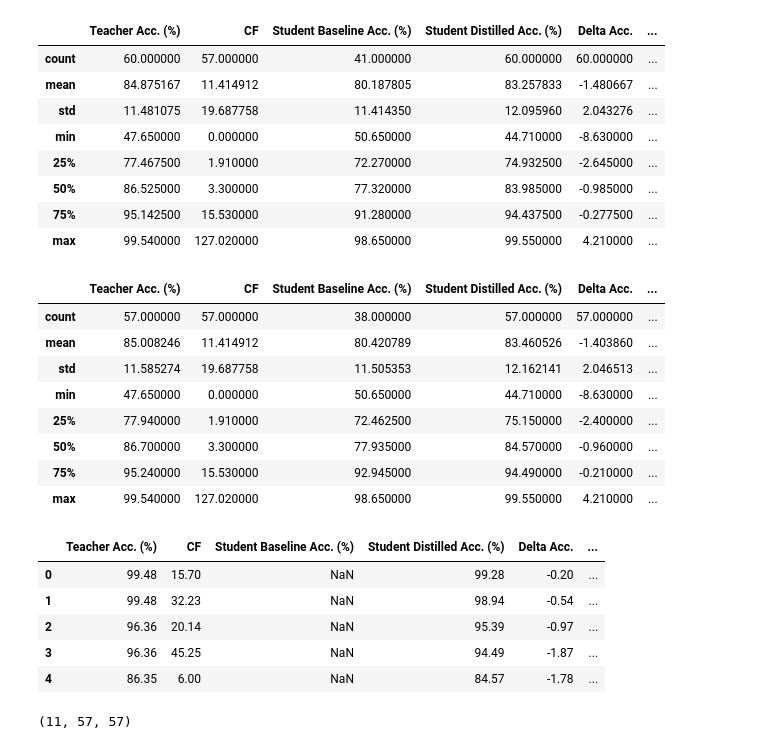
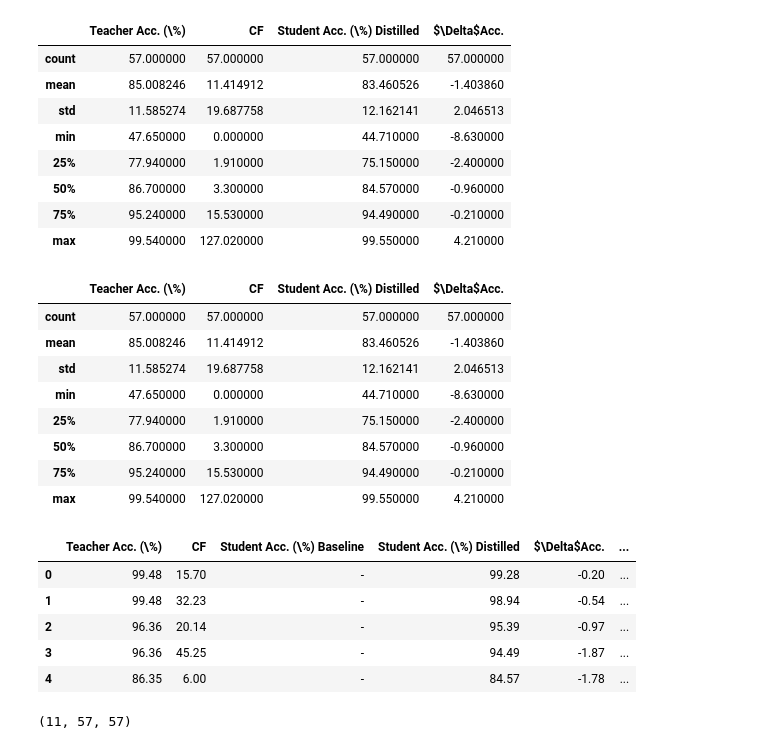
Before and after one commit to nordlinglab/ModelCompression-IntegratedGradients, a Jupyter notebook: Jupyter_notebooks/lit_review_plot.ipynb, the cells around one changed output. Saved outputs shown, nothing was run; the diff lists cells and outputs as text; code cells hidden in the pictures.

```diff
--- a/Jupyter_notebooks/lit_review_plot.ipynb
+++ b/Jupyter_notebooks/lit_review_plot.ipynb
@@ -6,39 +6,39 @@ import seaborn as sns
 from adjustText import adjust_text
 import matplotlib.patches as mpatches
 # %%
-data = pd.read_csv("/Users/davidhernandez/Documents/Arc/Model_Accuracies_Part1.csv")
+data = pd.read_csv("/Users/davidhernandez/Documents/paper_figs/lit_review.csv")
 data.describe()
 # %% [output]
-|  | Teacher Acc. (%) | CF | Student Baseline Acc. (%) | Student Distilled Acc. (%) | Delta Acc. | ... |
-| count | 60.000000 | 57.000000 | 41.000000 | 60.000000 | 60.000000 | ... |
-| mean | 84.875167 | 11.414912 | 80.187805 | 83.257833 | -1.480667 | ... |
-| std | 11.481075 | 19.687758 | 11.414350 | 12.095960 | 2.043276 | ... |
-| min | 47.650000 | 0.000000 | 50.650000 | 44.710000 | -8.630000 | ... |
-| 25% | 77.467500 | 1.910000 | 72.270000 | 74.932500 | -2.645000 | ... |
-| 50% | 86.525000 | 3.300000 | 77.320000 | 83.985000 | -0.985000 | ... |
-| 75% | 95.142500 | 15.530000 | 91.280000 | 94.437500 | -0.277500 | ... |
-| max | 99.540000 | 127.020000 | 98.650000 | 99.550000 | 4.210000 | ... |
+|  | Teacher Acc. (\%) | CF | Student Acc. (\%) Distilled | $\Delta$Acc. |
+| count | 57.000000 | 57.000000 | 57.000000 | 57.000000 |
+| mean | 85.008246 | 11.414912 | 83.460526 | -1.403860 |
+| std | 11.585274 | 19.687758 | 12.162141 | 2.046513 |
+| min | 47.650000 | 0.000000 | 44.710000 | -8.630000 |
+| 25% | 77.940000 | 1.910000 | 75.150000 | -2.400000 |
+| 50% | 86.700000 | 3.300000 | 84.570000 | -0.960000 |
+| 75% | 95.240000 | 15.530000 | 94.490000 | -0.210000 |
+| max | 99.540000 | 127.020000 | 99.550000 | 4.210000 |
 # %%
 data = data.dropna(subset='CF')
 # %%
 data.describe()
 # %% [output]
-|  | Teacher Acc. (%) | CF | Student Baseline Acc. (%) | Student Distilled Acc. (%) | Delta Acc. | ... |
-| count | 57.000000 | 57.000000 | 38.000000 | 57.000000 | 57.000000 | ... |
-| mean | 85.008246 | 11.414912 | 80.420789 | 83.460526 | -1.403860 | ... |
-| std | 11.585274 | 19.687758 | 11.505353 | 12.162141 | 2.046513 | ... |
-| min | 47.650000 | 0.000000 | 50.650000 | 44.710000 | -8.630000 | ... |
-| 25% | 77.940000 | 1.910000 | 72.462500 | 75.150000 | -2.400000 | ... |
-| 50% | 86.700000 | 3.300000 | 77.935000 | 84.570000 | -0.960000 | ... |
-| 75% | 95.240000 | 15.530000 | 92.945000 | 94.490000 | -0.210000 | ... |
-| max | 99.540000 | 127.020000 | 98.650000 | 99.550000 | 4.210000 | ... |
+|  | Teacher Acc. (\%) | CF | Student Acc. (\%) Distilled | $\Delta$Acc. |
+| count | 57.000000 | 57.000000 | 57.000000 | 57.000000 |
+| mean | 85.008246 | 11.414912 | 83.460526 | -1.403860 |
+| std | 11.585274 | 19.687758 | 12.162141 | 2.046513 |
+| min | 47.650000 | 0.000000 | 44.710000 | -8.630000 |
+| 25% | 77.940000 | 1.910000 | 75.150000 | -2.400000 |
+| 50% | 86.700000 | 3.300000 | 84.570000 | -0.960000 |
+| 75% | 95.240000 | 15.530000 | 94.490000 | -0.210000 |
+| max | 99.540000 | 127.020000 | 99.550000 | 4.210000 |
 # %%
 data.head()
 # %% [output]
-|  | Teacher Acc. (%) | CF | Student Baseline Acc. (%) | Student Distilled Acc. (%) | Delta Acc. | ... |
-| 0 | 99.48 | 15.70 | NaN | 99.28 | -0.20 | ... |
-| 1 | 99.48 | 32.23 | NaN | 98.94 | -0.54 | ... |
-| 2 | 96.36 | 20.14 | NaN | 95.39 | -0.97 | ... |
-| 3 | 96.36 | 45.25 | NaN | 94.49 | -1.87 | ... |
-| 4 | 86.35 | 6.00 | NaN | 84.57 | -1.78 | ... |
+|  | Teacher Acc. (\%) | CF | Student Acc. (\%) Baseline | Student Acc. (\%) Distilled | $\Delta$Acc. | ... |
+| 0 | 99.48 | 15.70 | - | 99.28 | -0.20 | ... |
+| 1 | 99.48 | 32.23 | - | 98.94 | -0.54 | ... |
+| 2 | 96.36 | 20.14 | - | 95.39 | -0.97 | ... |
+| 3 | 96.36 | 45.25 | - | 94.49 | -1.87 | ... |
+| 4 | 86.35 | 6.00 | - | 84.57 | -1.78 | ... |
 # %%
```
Also changed, not shown: parts of 8 cells of this notebook, 7 other files.
